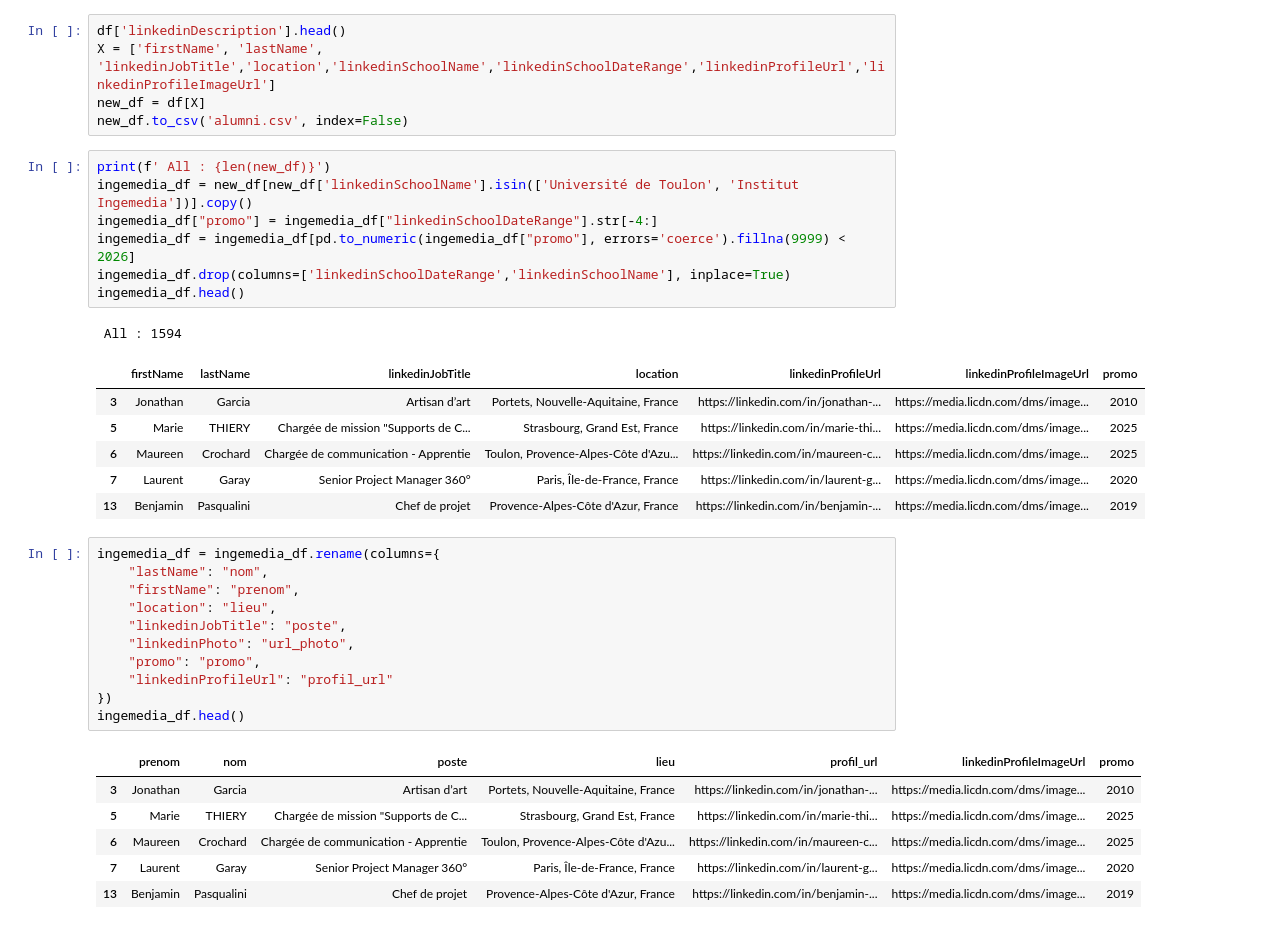
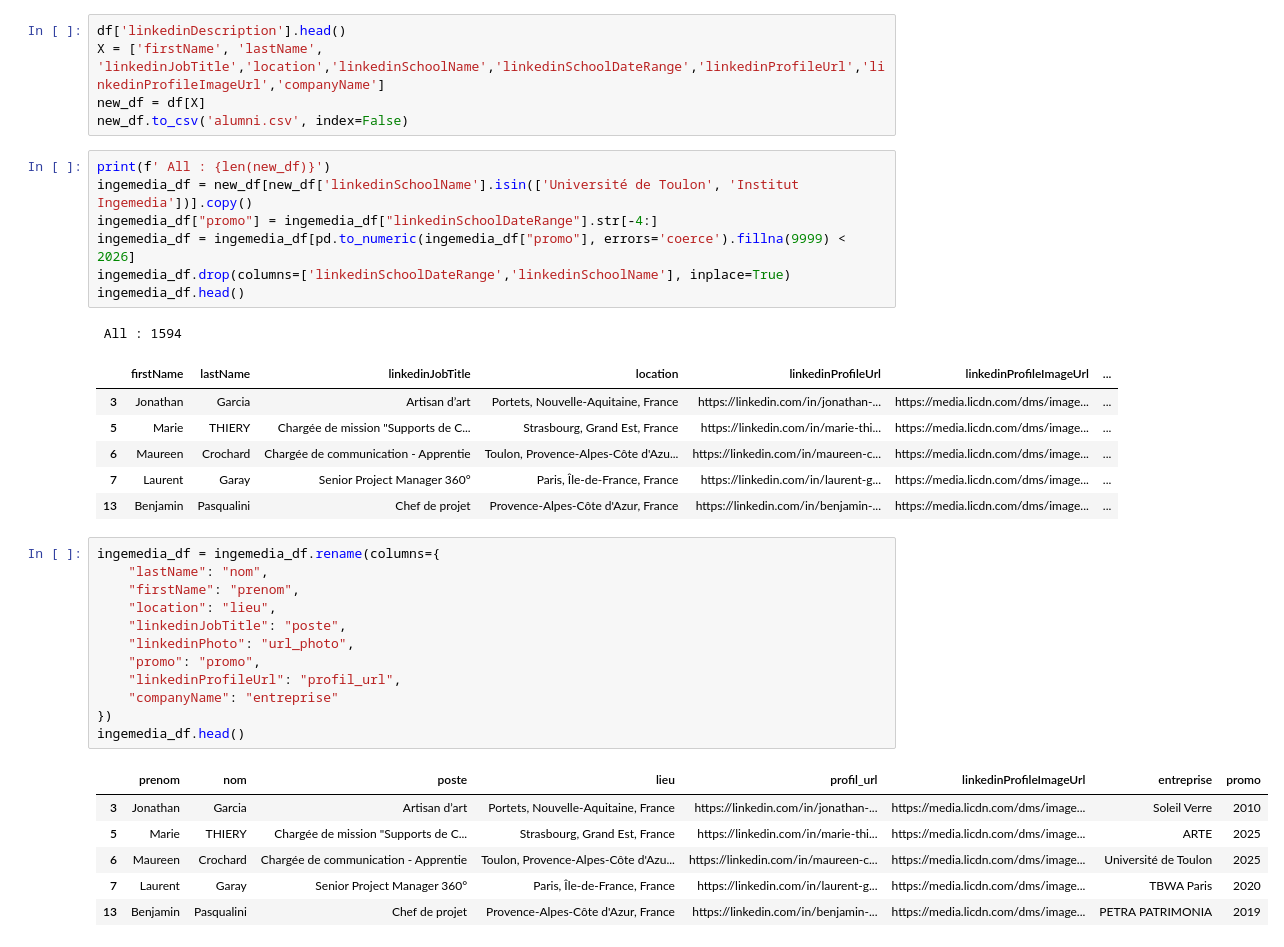
Before and after one commit to MehdiBoussalem/almuni-website, a Jupyter notebook: webscaping/alumni.ipynb, the cells around one changed output. Saved outputs shown, nothing was run; the diff lists cells and outputs as text.

```diff
--- a/webscaping/alumni.ipynb
+++ b/webscaping/alumni.ipynb
@@ -52,7 +53,7 @@ Index(['profileUrl_from_input', 'firstName', 'lastName', 'linkedinDescription',
       dtype='object')
 # %%
 df['linkedinDescription'].head()
-X = ['firstName', 'lastName', 'linkedinJobTitle','location','linkedinSchoolName','linkedinSchoolDateRange','linkedinProfileUrl','linkedinProfileImageUrl']
+X = ['firstName', 'lastName', 'linkedinJobTitle','location','linkedinSchoolName','linkedinSchoolDateRange','linkedinProfileUrl','linkedinProfileImageUrl','companyName']
 new_df = df[X]
 new_df.to_csv('alumni.csv', index=False)
 # %%
@@ -64,27 +65,28 @@ ingemedia_df.drop(columns=['linkedinSchoolDateRange','linkedinSchoolName'], inpl
 ingemedia_df.head()
 # %% [output]
  All : 1594
-|  | firstName | lastName | linkedinJobTitle | location | linkedinProfileUrl | linkedinProfileImageUrl | promo |
-| 3 | Jonathan | Garcia | Artisan d’art | Portets, Nouvelle-Aquitaine, France | https://linkedin.com/in/jonathan-... | https://media.licdn.com/dms/image... | 2010 |
-| 5 | Marie | THIERY | Chargée de mission "Supports de C... | Strasbourg, Grand Est, France | https://linkedin.com/in/marie-thi... | https://media.licdn.com/dms/image... | 2025 |
-| 6 | Maureen | Crochard | Chargée de communication - Apprentie | Toulon, Provence-Alpes-Côte d'Azu... | https://linkedin.com/in/maureen-c... | https://media.licdn.com/dms/image... | 2025 |
-| 7 | Laurent | Garay | Senior Project Manager 360° | Paris, Île-de-France, France | https://linkedin.com/in/laurent-g... | https://media.licdn.com/dms/image... | 2020 |
-| 13 | Benjamin | Pasqualini | Chef de projet | Provence-Alpes-Côte d'Azur, France | https://linkedin.com/in/benjamin-... | https://media.licdn.com/dms/image... | 2019 |
+|  | firstName | lastName | linkedinJobTitle | location | linkedinProfileUrl | linkedinProfileImageUrl | ... |
+| 3 | Jonathan | Garcia | Artisan d’art | Portets, Nouvelle-Aquitaine, France | https://linkedin.com/in/jonathan-... | https://media.licdn.com/dms/image... | ... |
+| 5 | Marie | THIERY | Chargée de mission "Supports de C... | Strasbourg, Grand Est, France | https://linkedin.com/in/marie-thi... | https://media.licdn.com/dms/image... | ... |
+| 6 | Maureen | Crochard | Chargée de communication - Apprentie | Toulon, Provence-Alpes-Côte d'Azu... | https://linkedin.com/in/maureen-c... | https://media.licdn.com/dms/image... | ... |
+| 7 | Laurent | Garay | Senior Project Manager 360° | Paris, Île-de-France, France | https://linkedin.com/in/laurent-g... | https://media.licdn.com/dms/image... | ... |
+| 13 | Benjamin | Pasqualini | Chef de projet | Provence-Alpes-Côte d'Azur, France | https://linkedin.com/in/benjamin-... | https://media.licdn.com/dms/image... | ... |
 # %%
 ingemedia_df = ingemedia_df.rename(columns={
     "lastName": "nom",
     "firstName": "prenom",
     "location": "lieu",
     "linkedinJobTitle": "poste",
     "linkedinPhoto": "url_photo",
     "promo": "promo",
-    "linkedinProfileUrl": "profil_url"
+    "linkedinProfileUrl": "profil_url",
+    "companyName": "entreprise"
 })
 ingemedia_df.head()
 # %% [output]
-|  | prenom | nom | poste | lieu | profil_url | linkedinProfileImageUrl | promo |
-| 3 | Jonathan | Garcia | Artisan d’art | Portets, Nouvelle-Aquitaine, France | https://linkedin.com/in/jonathan-... | https://media.licdn.com/dms/image... | 2010 |
-| 5 | Marie | THIERY | Chargée de mission "Supports de C... | Strasbourg, Grand Est, France | https://linkedin.com/in/marie-thi... | https://media.licdn.com/dms/image... | 2025 |
-| 6 | Maureen | Crochard | Chargée de communication - Apprentie | Toulon, Provence-Alpes-Côte d'Azu... | https://linkedin.com/in/maureen-c... | https://media.licdn.com/dms/image... | 2025 |
-| 7 | Laurent | Garay | Senior Project Manager 360° | Paris, Île-de-France, France | https://linkedin.com/in/laurent-g... | https://media.licdn.com/dms/image... | 2020 |
-| 13 | Benjamin | Pasqualini | Chef de projet | Provence-Alpes-Côte d'Azur, France | https://linkedin.com/in/benjamin-... | https://media.licdn.com/dms/image... | 2019 |
+|  | prenom | nom | poste | lieu | profil_url | linkedinProfileImageUrl | entreprise | promo |
+| 3 | Jonathan | Garcia | Artisan d’art | Portets, Nouvelle-Aquitaine, France | https://linkedin.com/in/jonathan-... | https://media.licdn.com/dms/image... | Soleil Verre | 2010 |
+| 5 | Marie | THIERY | Chargée de mission "Supports de C... | Strasbourg, Grand Est, France | https://linkedin.com/in/marie-thi... | https://media.licdn.com/dms/image... | ARTE | 2025 |
+| 6 | Maureen | Crochard | Chargée de communication - Apprentie | Toulon, Provence-Alpes-Côte d'Azu... | https://linkedin.com/in/maureen-c... | https://media.licdn.com/dms/image... | Université de Toulon | 2025 |
+| 7 | Laurent | Garay | Senior Project Manager 360° | Paris, Île-de-France, France | https://linkedin.com/in/laurent-g... | https://media.licdn.com/dms/image... | TBWA Paris | 2020 |
+| 13 | Benjamin | Pasqualini | Chef de projet | Provence-Alpes-Côte d'Azur, France | https://linkedin.com/in/benjamin-... | https://media.licdn.com/dms/image... | PETRA PATRIMONIA | 2019 |
```
Also changed, not shown: parts of 11 cells of this notebook, 48 other files.
